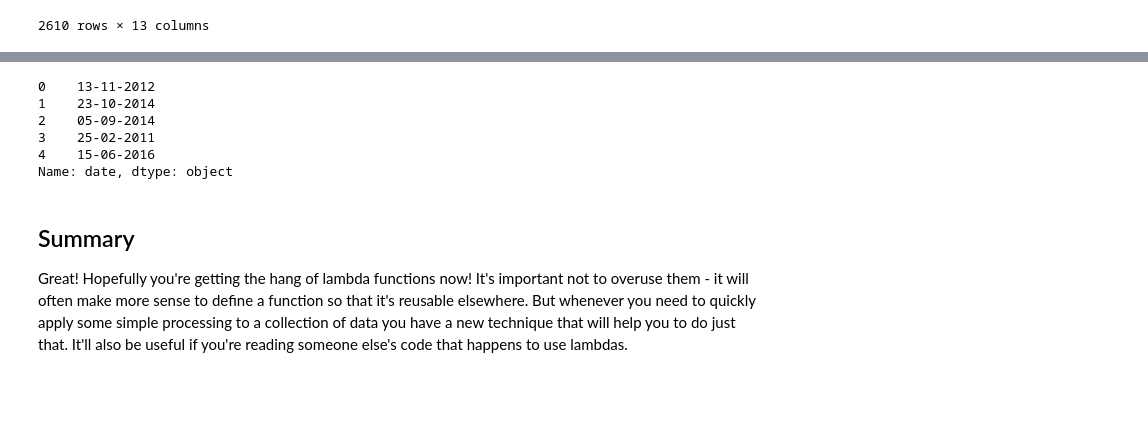
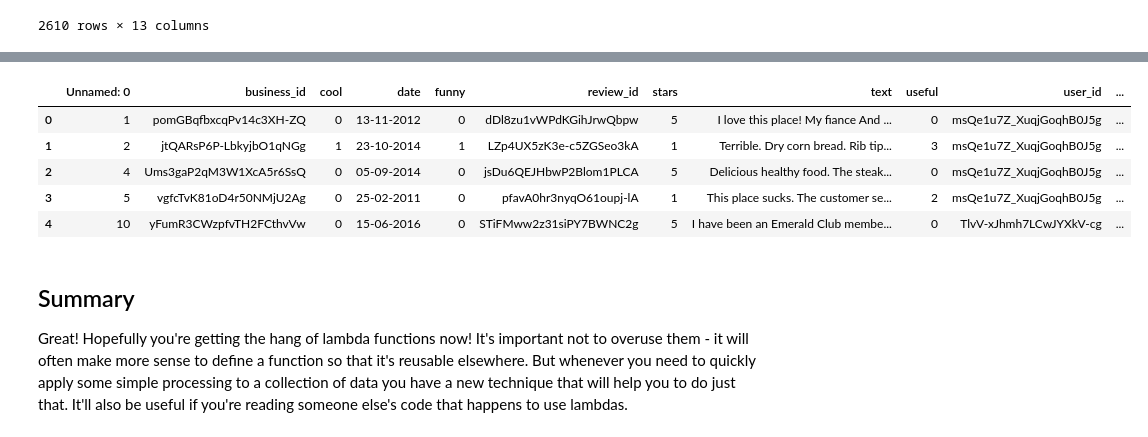
Before and after one commit to robblatt/dsc-lambda-functions-lab-nyc-ds-career-042219, a Jupyter notebook: index.ipynb, the cells around one changed output, grey strips where cells are left out. Cells and saved outputs as stored; diff of their text form; code cells hidden in the pictures; blank space fills up the shorter version.

```diff
--- a/index.ipynb
+++ b/index.ipynb
@@ -109,14 +109,15 @@ Overwrite the date column by reordering the month and day from YYYY-MM-DD to DD-
 # %%
 #Your code here
 
-df['date'].map(lambda x: x.split('-')[2] + '-' + x.split('-')[1] + '-' + x.split('-')[0]).head()
+df['date'] = df['date'].map(lambda x: x.split('-')[2] + '-' + x.split('-')[1] + '-' + x.split('-')[0]).head()
+df.head()
 # %% [output]
-0    13-11-2012
-1    23-10-2014
-2    05-09-2014
-3    25-02-2011
-4    15-06-2016
-Name: date, dtype: object
+|  | Unnamed: 0 | business_id | cool | date | funny | review_id | stars | text | useful | user_id | ... |
+| 0 | 1 | pomGBqfbxcqPv14c3XH-ZQ | 0 | 13-11-2012 | 0 | dDl8zu1vWPdKGihJrwQbpw | 5 | I love this place! My fiance And ... | 0 | msQe1u7Z_XuqjGoqhB0J5g | ... |
+| 1 | 2 | jtQARsP6P-LbkyjbO1qNGg | 1 | 23-10-2014 | 1 | LZp4UX5zK3e-c5ZGSeo3kA | 1 | Terrible. Dry corn bread. Rib tip... | 3 | msQe1u7Z_XuqjGoqhB0J5g | ... |
+| 2 | 4 | Ums3gaP2qM3W1XcA5r6SsQ | 0 | 05-09-2014 | 0 | jsDu6QEJHbwP2Blom1PLCA | 5 | Delicious healthy food. The steak... | 0 | msQe1u7Z_XuqjGoqhB0J5g | ... |
+| 3 | 5 | vgfcTvK81oD4r50NMjU2Ag | 0 | 25-02-2011 | 0 | pfavA0hr3nyqO61oupj-lA | 1 | This place sucks. The customer se... | 2 | msQe1u7Z_XuqjGoqhB0J5g | ... |
+| 4 | 10 | yFumR3CWzpfvTH2FCthvVw | 0 | 15-06-2016 | 0 | STiFMww2z31siPY7BWNC2g | 5 | I have been an Emerald Club membe... | 0 | TlvV-xJhmh7LCwJYXkV-cg | ... |
 # %% [markdown]
 ## Summary
 
```
